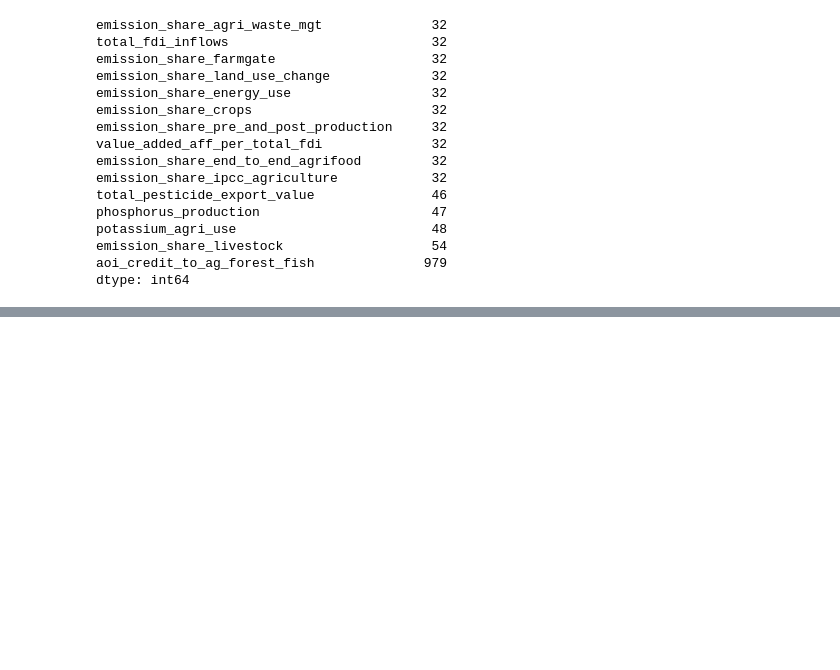
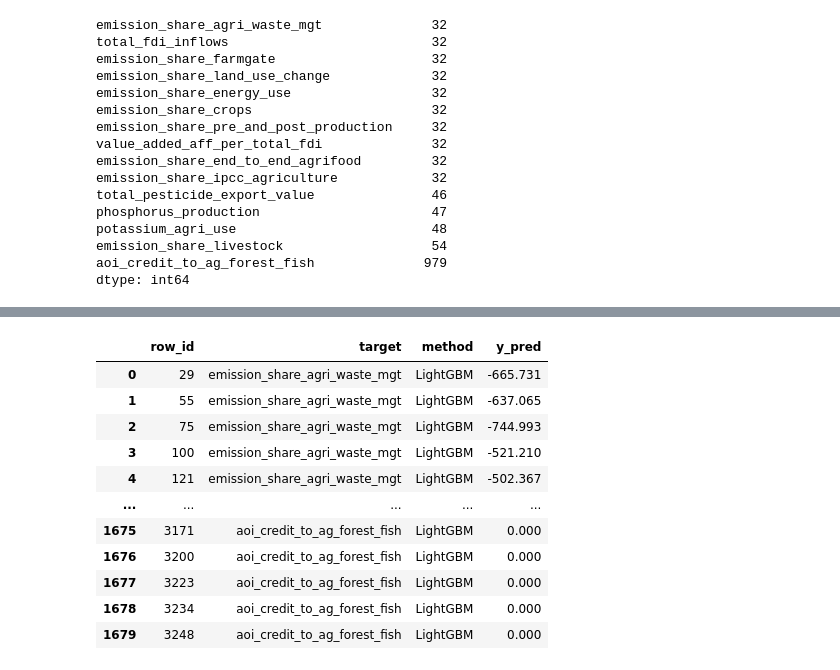
Before and after one commit to Leonidus1995/farmer-prices-forecasting, a Jupyter notebook: dataset_1_second.ipynb, the cells around one changed output, grey strips where cells are left out. Drawn from its saved outputs; the diff is of its cells as text; code cells hidden in the pictures; blank space fills up the shorter version.

```diff
--- a/dataset_1_second.ipynb
+++ b/dataset_1_second.ipynb
@@ -37,0 +111,9 @@ dtype: int64
+# %%
+# Record the mask coordinates (row_id, col) for every TARGET in the val set
+mask_records = []
+for idx in df_val_clean.index:
+    for col in targets:
+        mask_records.append((int(idx), col))
+
+# build a table with true values of 15 target cols for scoring later
+y_true_df = pd.DataFrame(mask_records, columns=['row_id', 'target'])
@@ -37,0 +139,71 @@ dtype: int64
+# %%
+
+categorical_cols = ["area", "region", "sub_region"]
+exclude_cols = ["area_code", "area_code_m49", "year_code"]
+
+
+# Move categoricals to string
+for c in categorical_cols:
+    if c in df.columns:
+        df[c] = df[c].astype('category')
+
+
+# Store evaluation metrics for each imputed column
+pred_records = []
+
+# Loop over each column that needs imputation
+for col in targets:
+    # Features: all predictors except the target column and excluded ones
+    X_cols = [c for c in df.columns if c != col and c not in exclude_cols]
+
+    # train rows where the target column is observed
+    train_mask = df_train[col].notna()
+    X_train = df_train.loc[train_mask, X_cols]
+    y_train = df_train.loc[train_mask, col]
+
+    # validation rows where the target is not observed
+    X_val = df_val_masked.loc[:, X_cols]
+
+    # Choose objective
+    y_min = y_train.min()
+
+    if y_min >= 0:
+        obj = "tweedie"
+    else:
+        obj = "regression"
+
+    model = lgb.LGBMRegressor(
+        objective=obj,
+        n_estimators=800,
+        random_state=SEED,
+        n_jobs=-1,
+        verbosity=-1
+    )
+
+    model.fit(X_train, y_train)
+
+    # predict for validation set rows
+    y_pred = np.round(model.predict(X_val), 3)
+
+    # Collect long-form predictions
+    pred_records.extend([
+        {"row_id": int(rid), "target": col, "method": "LightGBM", "y_pred": float(p)}
+        for rid, p in zip(X_val.index, y_pred)
+    ])
+
+# Assemble predictions for downstream metrics merge
+y_pred_df_lgbm = pd.DataFrame(pred_records, columns=["row_id", "target", "method", "y_pred"])
+y_pred_df_lgbm
+# %% [output]
+|  | row_id | target | method | y_pred |
+| 0 | 29 | emission_share_agri_waste_mgt | LightGBM | -665.731 |
+| 1 | 55 | emission_share_agri_waste_mgt | LightGBM | -637.065 |
+| 2 | 75 | emission_share_agri_waste_mgt | LightGBM | -744.993 |
+| 3 | 100 | emission_share_agri_waste_mgt | LightGBM | -521.210 |
+| 4 | 121 | emission_share_agri_waste_mgt | LightGBM | -502.367 |
+| ... | ... | ... | ... | ... |
+| 1675 | 3171 | aoi_credit_to_ag_forest_fish | LightGBM | 0.000 |
+| 1676 | 3200 | aoi_credit_to_ag_forest_fish | LightGBM | 0.000 |
+| 1677 | 3223 | aoi_credit_to_ag_forest_fish | LightGBM | 0.000 |
+| 1678 | 3234 | aoi_credit_to_ag_forest_fish | LightGBM | 0.000 |
+| 1679 | 3248 | aoi_credit_to_ag_forest_fish | LightGBM | 0.000 |
```
Also changed, not shown: parts of 18 cells of this notebook.
